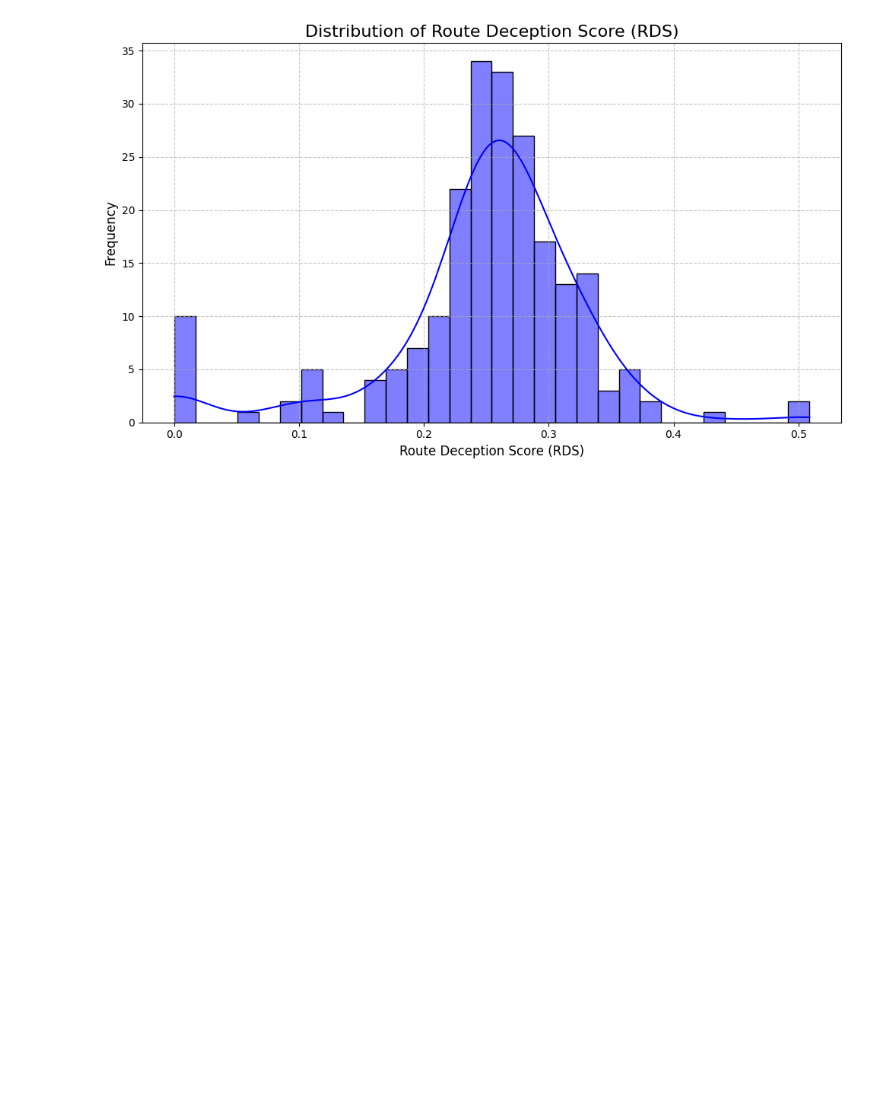
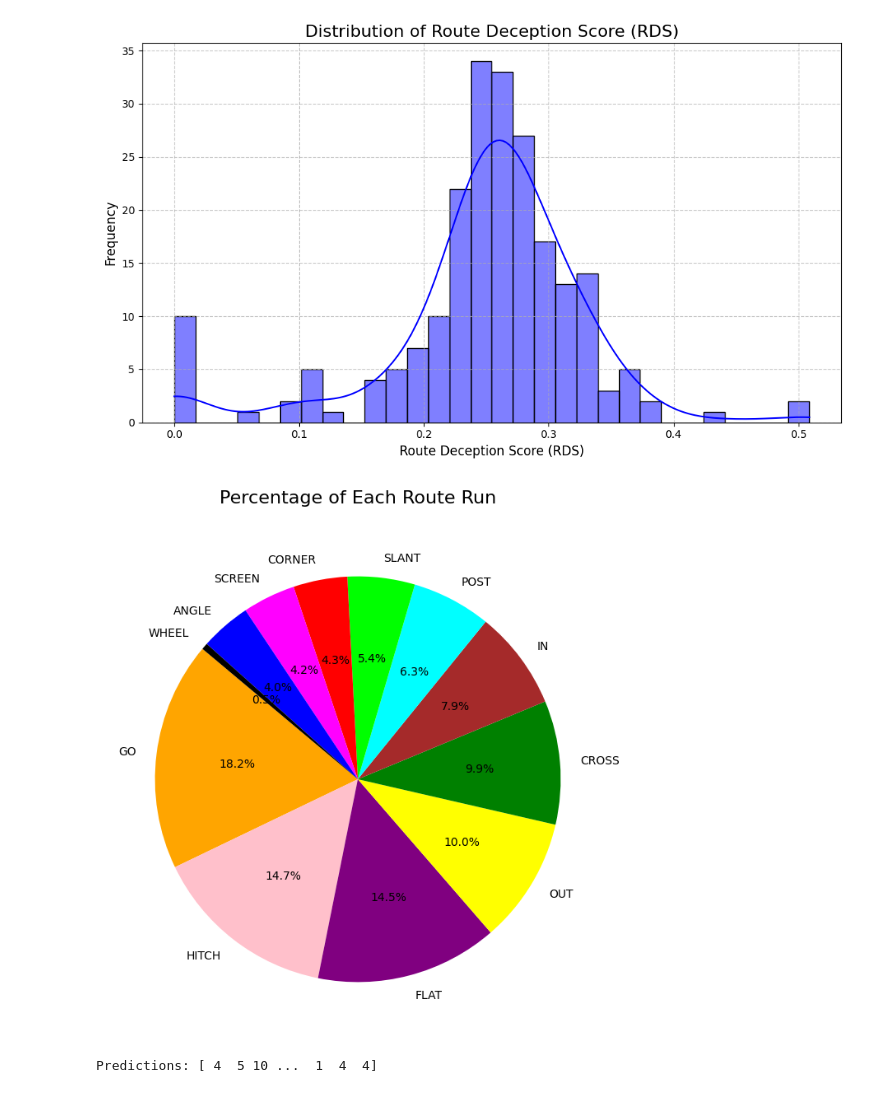
Before and after one commit to array-carpenter/route_deceptiveness_score, a Jupyter notebook: visualizations.ipynb, the cells around one changed output. Drawn from its saved outputs; the diff is of its cells as text; code cells hidden in the pictures; blank space fills up the shorter version.

```diff
--- a/visualizations.ipynb
+++ b/visualizations.ipynb
@@ -431,3 +431,51 @@ plt.tight_layout()
 plt.show()
 # %% [output]
 [figure]
+# %%
+import pandas as pd
+import matplotlib.pyplot as plt
+import pickle
+
+# Load the data
+final_player_play_data = pd.read_csv('data/combined/final_player_play_data.csv')
+x_test = pd.read_csv('data/combined/X_test.csv')
+
+# Load the trained model
+with open('data/models/route_predictor_model.pkl', 'rb') as f:
+    model = pickle.load(f)
+
+# Calculate route percentages
+route_counts = final_player_play_data['routeRan'].value_counts()
+route_percentages = (route_counts / route_counts.sum()) * 100
+
+# Define route colors
+route_colors = {
+    'ANGLE': 'blue', 'CORNER': 'red', 'CROSS': 'green', 'FLAT': 'purple',
+    'GO': 'orange', 'HITCH': 'pink', 'IN': 'brown', 'OUT': 'yellow',
+    'POST': 'cyan', 'SCREEN': 'magenta', 'SLANT': 'lime', 'WHEEL': 'black'
+}
+
+# Visualization: Pie Chart
+def create_pie_chart():
+    plt.figure(figsize=(10, 8))
+    plt.pie(
+        route_percentages,
+        labels=route_percentages.index,
+        autopct='%1.1f%%',
+        colors=[route_colors[route] for route in route_percentages.index],
+        startangle=140
+    )
+    plt.title('Percentage of Each Route Run', size=16, pad=20)
+    plt.show()
+
+# Make predictions using the model
+def make_predictions():
+    predictions = model.predict(x_test)
+    print("Predictions:", predictions)
+
+# Run the visualizations and predictions
+create_pie_chart()
+make_predictions()
+# %% [output]
+[figure, added]
+Predictions: [ 4  5 10 ...  1  4  4]
```
Also changed, not shown: parts of 3 cells of this notebook.
